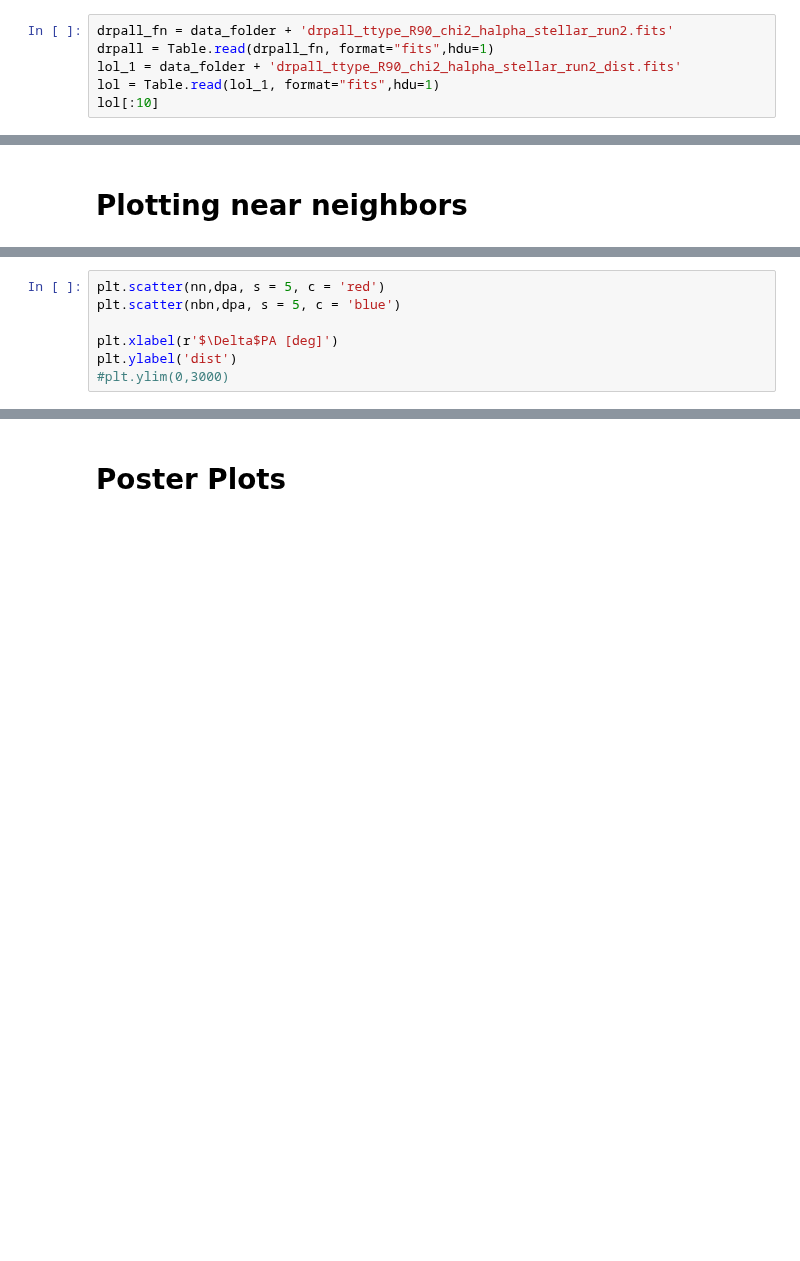
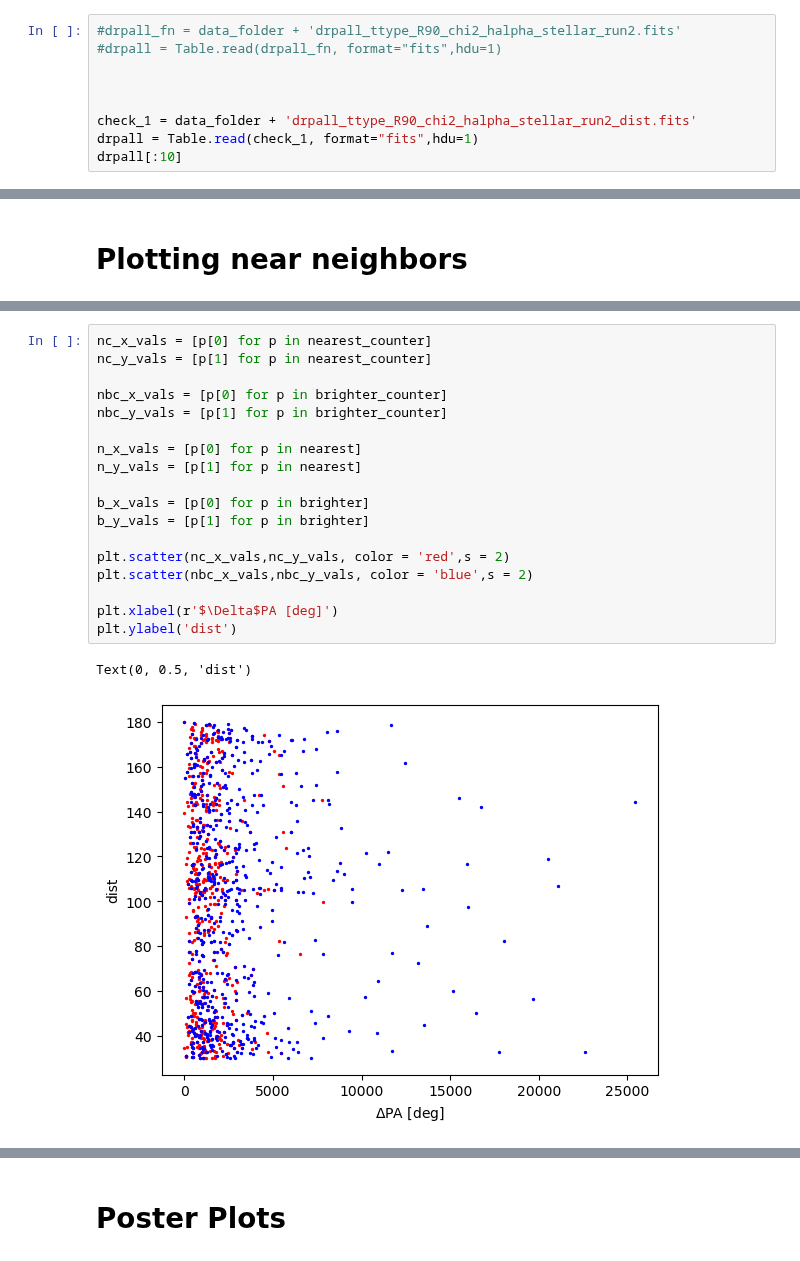
Before and after one commit to DESI-UR/MaNGA-VelMap, a Jupyter notebook: Notebooks/environment_class.ipynb, the cells around one changed output, grey strips where cells are left out. Drawn from its saved outputs; the diff is of its cells as text; blank space fills up the shorter version.

Commit message:
included proper error propogation on void and wall plot

```diff
--- a/Notebooks/environment_class.ipynb
+++ b/Notebooks/environment_class.ipynb
@@ -25,11 +28,14 @@ Table length=10
 | 10001-3702 | 2 | 1.0 | -0.3599263834918748 | -0.6480686760351567 | 2.0 | 10.085182164551242 | -19.4337 | -0.0564333213015351 | -10.27829158909493 |
 | 10001-3703 | 1 | 0.0 | -999.0 | -999.0 | -99.0 | 9.989498871495815 | -18.7373 | -0.174646614295289 | -10.3008224227247 |
 # %%
-drpall_fn = data_folder + 'drpall_ttype_R90_chi2_halpha_stellar_run2.fits'
-drpall = Table.read(drpall_fn, format="fits",hdu=1)
-lol_1 = data_folder + 'drpall_ttype_R90_chi2_halpha_stellar_run2_dist.fits'
-lol = Table.read(lol_1, format="fits",hdu=1)
-lol[:10]
+#drpall_fn = data_folder + 'drpall_ttype_R90_chi2_halpha_stellar_run2.fits'
+#drpall = Table.read(drpall_fn, format="fits",hdu=1)
+
+
+
+check_1 = data_folder + 'drpall_ttype_R90_chi2_halpha_stellar_run2_dist.fits'
+drpall = Table.read(check_1, format="fits",hdu=1)
+drpall[:10]
 # %% [output]
 Table length=10
 | plate | ifudsgn | plateifu | mangaid | versdrp2 | versdrp3 | verscore | versutil | versprim | platetyp | srvymode | ... |
@@ -1036,10 +1038,24 @@ for plateifu in data_set:
     else:
         continue
 # %%
-plt.scatter(nn,dpa, s = 5, c = 'red')
-plt.scatter(nbn,dpa, s = 5, c = 'blue')
+nc_x_vals = [p[0] for p in nearest_counter]
+nc_y_vals = [p[1] for p in nearest_counter]
+
+nbc_x_vals = [p[0] for p in brighter_counter]
+nbc_y_vals = [p[1] for p in brighter_counter]
+
+n_x_vals = [p[0] for p in nearest]
+n_y_vals = [p[1] for p in nearest]
+
+b_x_vals = [p[0] for p in brighter]
+b_y_vals = [p[1] for p in brighter]
+
+plt.scatter(nc_x_vals,nc_y_vals, color = 'red',s = 2)
+plt.scatter(nbc_x_vals,nbc_y_vals, color = 'blue',s = 2)
 
 plt.xlabel(r'$\Delta$PA [deg]')
 plt.ylabel('dist')
-#plt.ylim(0,3000)
+# %% [output]
+Text(0, 0.5, 'dist')
+[figure, added]
 # %%
```
Also changed, not shown: parts of 26 cells of this notebook.
